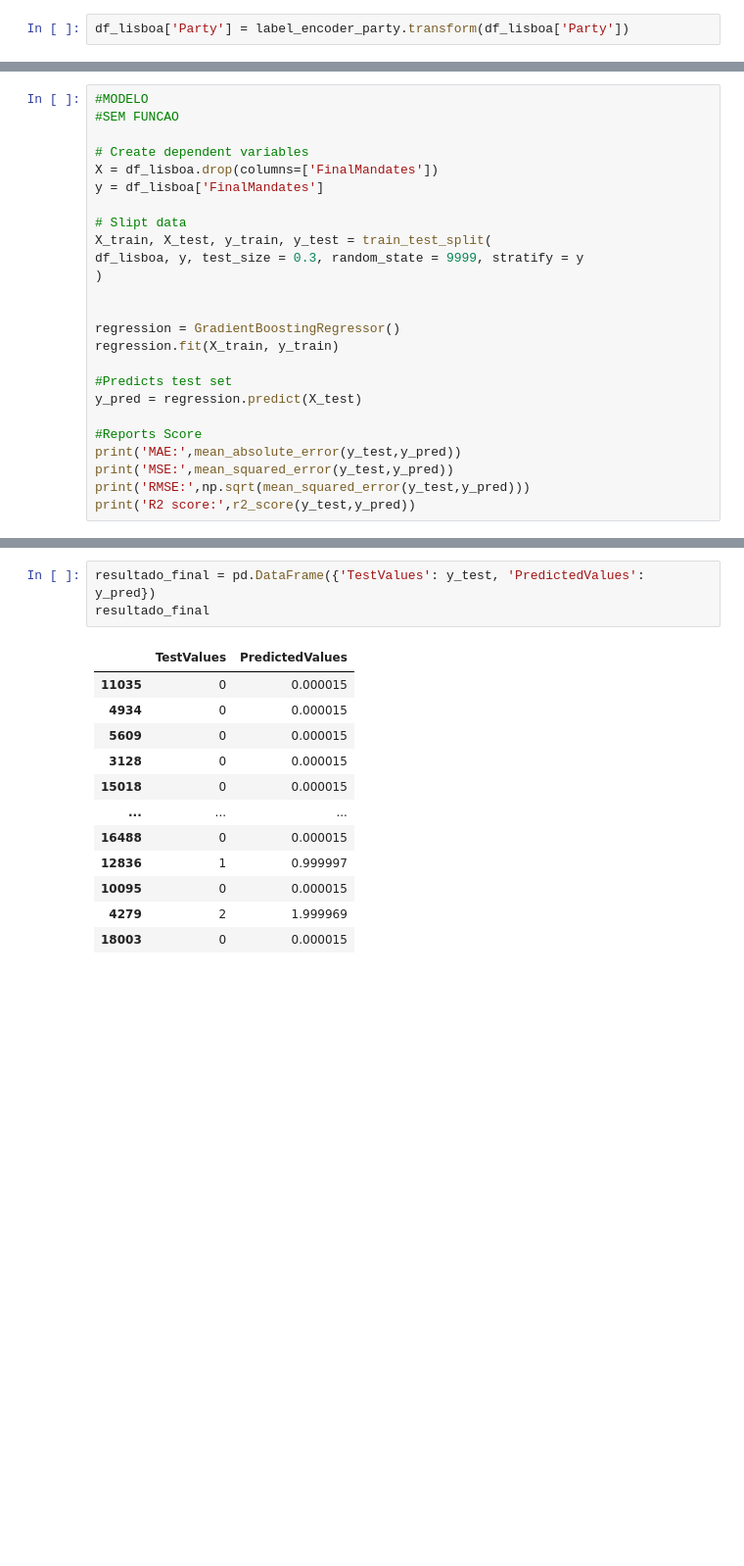
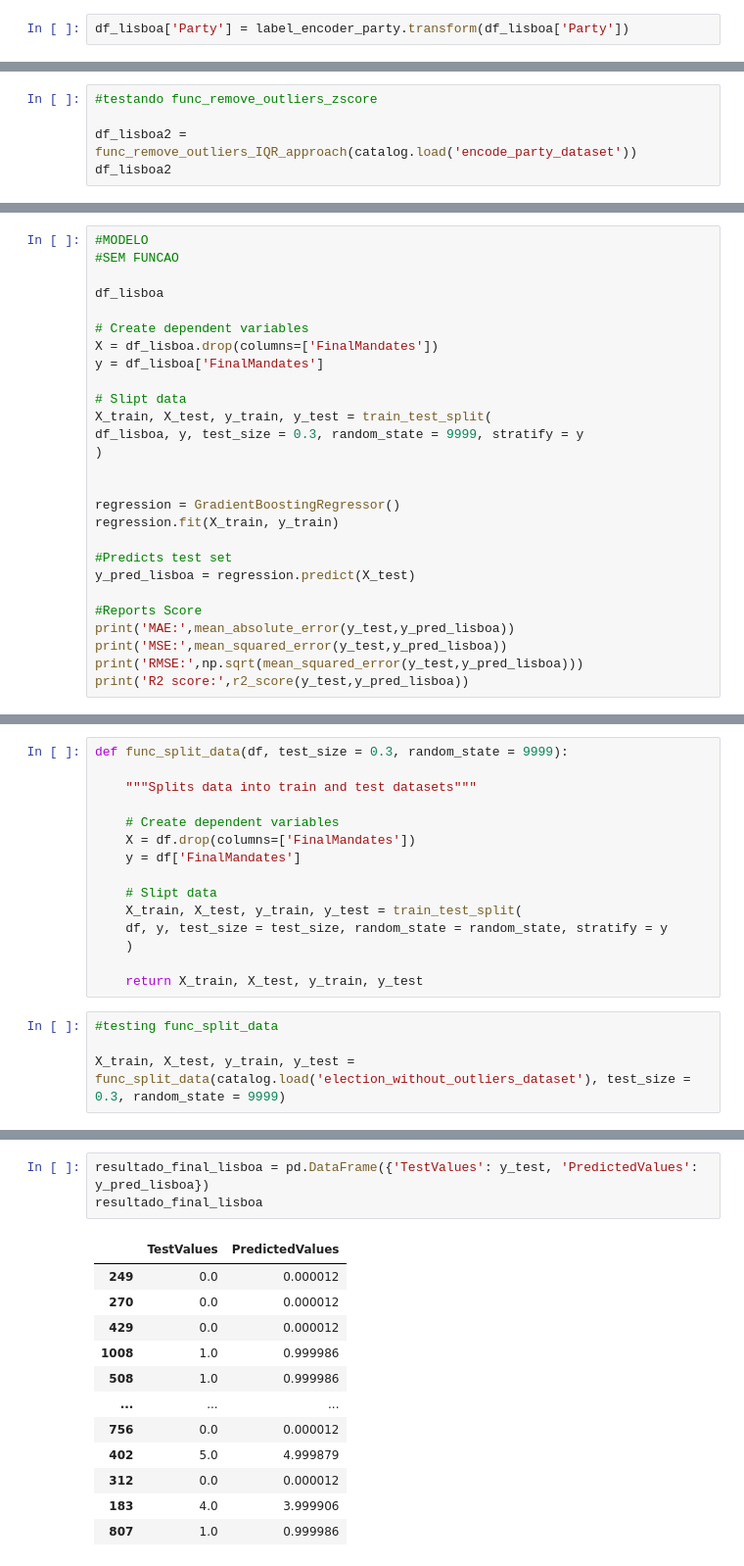
Before and after one commit to jesslira23/projeto_ds_kedro, a Jupyter notebook: project_ds_kedro/notebooks/all_pipeline_for_lisboa.ipynb, the cells around one changed output, grey strips where cells are left out. Shown at 98% size. Drawn from its saved outputs; the diff is of its cells as text; blank space fills up the shorter version.

```diff
--- a/project_ds_kedro/notebooks/all_pipeline_for_lisboa.ipynb
+++ b/project_ds_kedro/notebooks/all_pipeline_for_lisboa.ipynb
@@ -348,0 +429,5 @@ df_lisboa=df_lisboa_new
+# %%
+#testando func_remove_outliers_zscore
+
+df_lisboa2 = func_remove_outliers_IQR_approach(catalog.load('encode_party_dataset'))
+df_lisboa2
@@ -349,6 +453,8 @@ df_lisboa=df_lisboa_new
 # %%
 #MODELO
 #SEM FUNCAO
+
+df_lisboa
 
 # Create dependent variables
 X = df_lisboa.drop(columns=['FinalMandates'])
@@ -364,11 +470,11 @@ regression = GradientBoostingRegressor()
 regression.fit(X_train, y_train)
 
 #Predicts test set
-y_pred = regression.predict(X_test)
+y_pred_lisboa = regression.predict(X_test)
 
 #Reports Score
-print('MAE:',mean_absolute_error(y_test,y_pred))
-print('MSE:',mean_squared_error(y_test,y_pred))
-print('RMSE:',np.sqrt(mean_squared_error(y_test,y_pred)))
-print('R2 score:',r2_score(y_test,y_pred))
+print('MAE:',mean_absolute_error(y_test,y_pred_lisboa))
+print('MSE:',mean_squared_error(y_test,y_pred_lisboa))
+print('RMSE:',np.sqrt(mean_squared_error(y_test,y_pred_lisboa)))
+print('R2 score:',r2_score(y_test,y_pred_lisboa))
 # %% [output]
@@ -378,0 +485,19 @@ R2 score: 0.9999999989924835
+# %%
+def func_split_data(df, test_size = 0.3, random_state = 9999):
+
+    """Splits data into train and test datasets"""
+
+    # Create dependent variables
+    X = df.drop(columns=['FinalMandates'])
+    y = df['FinalMandates']
+
+    # Slipt data
+    X_train, X_test, y_train, y_test = train_test_split(
+    df, y, test_size = test_size, random_state = random_state, stratify = y
+    )
+
+    return X_train, X_test, y_train, y_test
+# %%
+#testing func_split_data
+
+X_train, X_test, y_train, y_test = func_split_data(catalog.load('election_without_outliers_dataset'), test_size = 0.3, random_state = 9999)
@@ -379,16 +546,16 @@ R2 score: 0.9999999989924835
 # %%
-resultado_final = pd.DataFrame({'TestValues': y_test, 'PredictedValues': y_pred})
-resultado_final
+resultado_final_lisboa = pd.DataFrame({'TestValues': y_test, 'PredictedValues': y_pred_lisboa})
+resultado_final_lisboa
 # %% [output]
 |  | TestValues | PredictedValues |
-| 11035 | 0 | 0.000015 |
-| 4934 | 0 | 0.000015 |
-| 5609 | 0 | 0.000015 |
-| 3128 | 0 | 0.000015 |
-| 15018 | 0 | 0.000015 |
+| 249 | 0.0 | 0.000012 |
+| 270 | 0.0 | 0.000012 |
+| 429 | 0.0 | 0.000012 |
+| 1008 | 1.0 | 0.999986 |
+| 508 | 1.0 | 0.999986 |
 | ... | ... | ... |
-| 16488 | 0 | 0.000015 |
-| 12836 | 1 | 0.999997 |
-| 10095 | 0 | 0.000015 |
-| 4279 | 2 | 1.999969 |
-| 18003 | 0 | 0.000015 |
+| 756 | 0.0 | 0.000012 |
+| 402 | 5.0 | 4.999879 |
+| 312 | 0.0 | 0.000012 |
+| 183 | 4.0 | 3.999906 |
+| 807 | 1.0 | 0.999986 |
```
Also changed, not shown: parts of 35 cells of this notebook, 7 other files.
